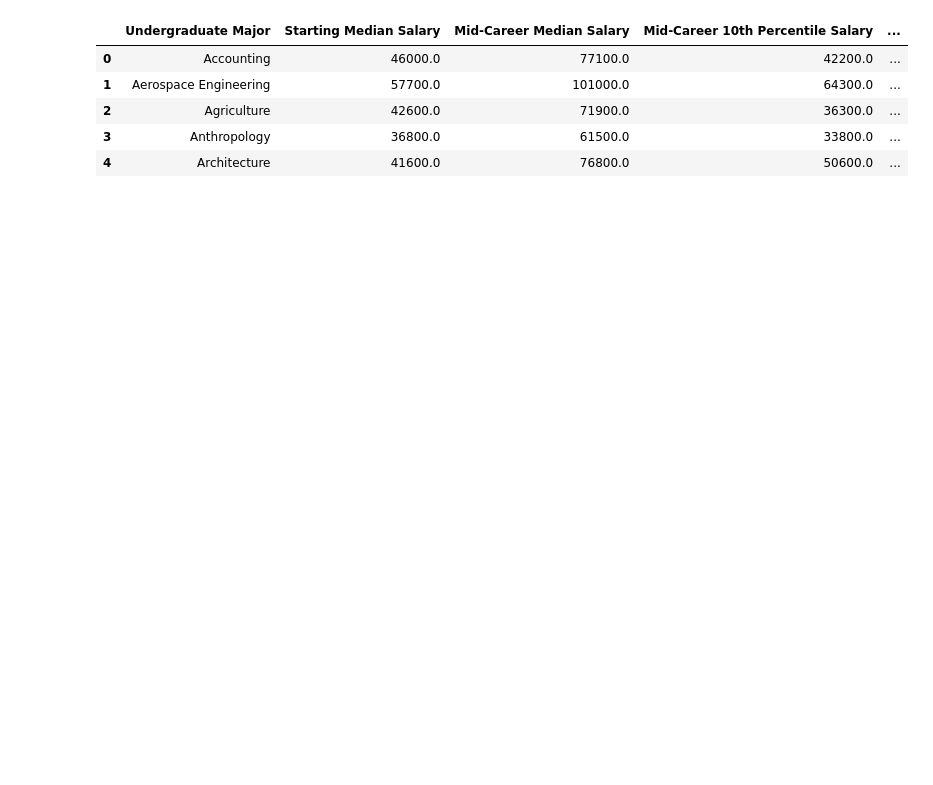
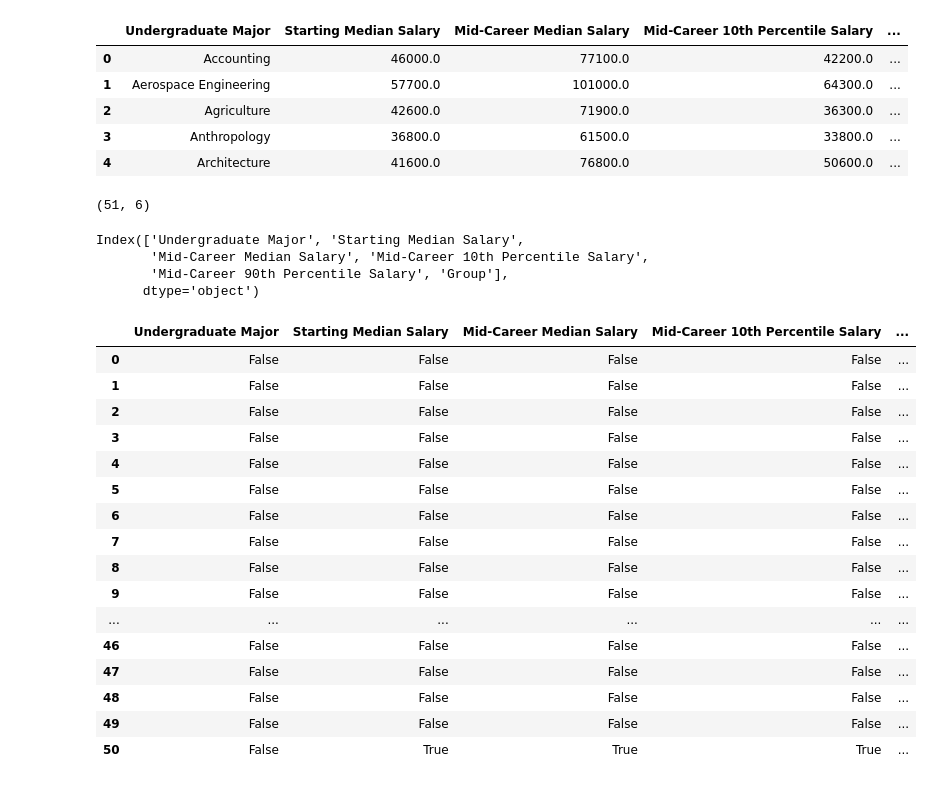
Before and after one commit to saikartheekb/DataExplorationWithPandas, a Jupyter notebook: Day71DataScience.ipynb, the cells around one changed output. Saved outputs shown, nothing was run; the diff lists cells and outputs as text; code cells hidden in the pictures; blank space fills up the shorter version.

```diff
--- a/Day71DataScience.ipynb
+++ b/Day71DataScience.ipynb
@@ -13,3 +13,34 @@ df.head()
 | 2 | Agriculture | 42600.0 | 71900.0 | 36300.0 | ... |
 | 3 | Anthropology | 36800.0 | 61500.0 | 33800.0 | ... |
 | 4 | Architecture | 41600.0 | 76800.0 | 50600.0 | ... |
+# %%
+df.shape
+# %% [output]
+(51, 6)
+# %%
+df.columns
+# %% [output]
+Index(['Undergraduate Major', 'Starting Median Salary',
+       'Mid-Career Median Salary', 'Mid-Career 10th Percentile Salary',
+       'Mid-Career 90th Percentile Salary', 'Group'],
+      dtype='object')
+# %%
+df.isna()
+# %% [output]
+|  | Undergraduate Major | Starting Median Salary | Mid-Career Median Salary | Mid-Career 10th Percentile Salary | ... |
+| 0 | False | False | False | False | ... |
+| 1 | False | False | False | False | ... |
+| 2 | False | False | False | False | ... |
+| 3 | False | False | False | False | ... |
+| 4 | False | False | False | False | ... |
+| 5 | False | False | False | False | ... |
+| 6 | False | False | False | False | ... |
+| 7 | False | False | False | False | ... |
+| 8 | False | False | False | False | ... |
+| 9 | False | False | False | False | ... |
+| ... | ... | ... | ... | ... | ... |
+| 46 | False | False | False | False | ... |
+| 47 | False | False | False | False | ... |
+| 48 | False | False | False | False | ... |
+| 49 | False | False | False | False | ... |
+| 50 | False | True | True | True | ... |
```
Also changed, not shown: parts of 15 cells of this notebook.
